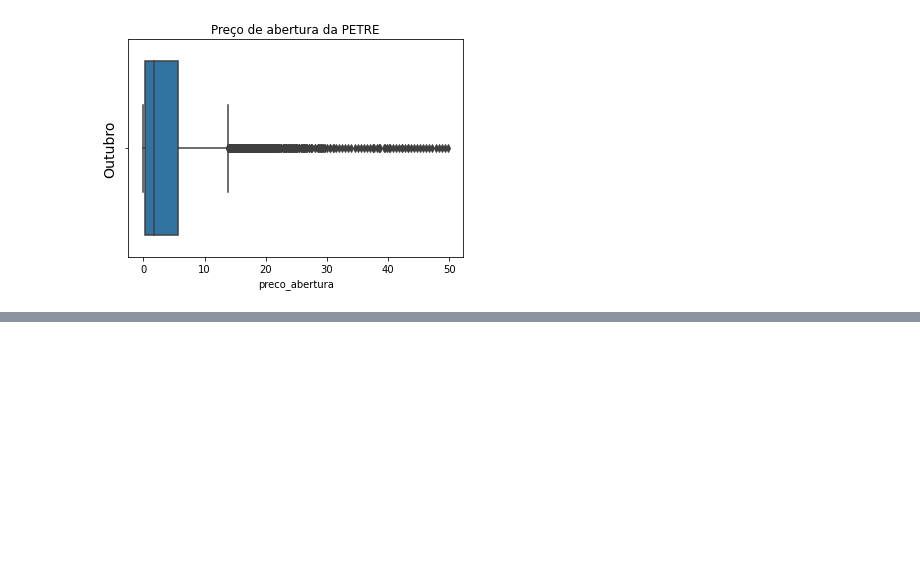
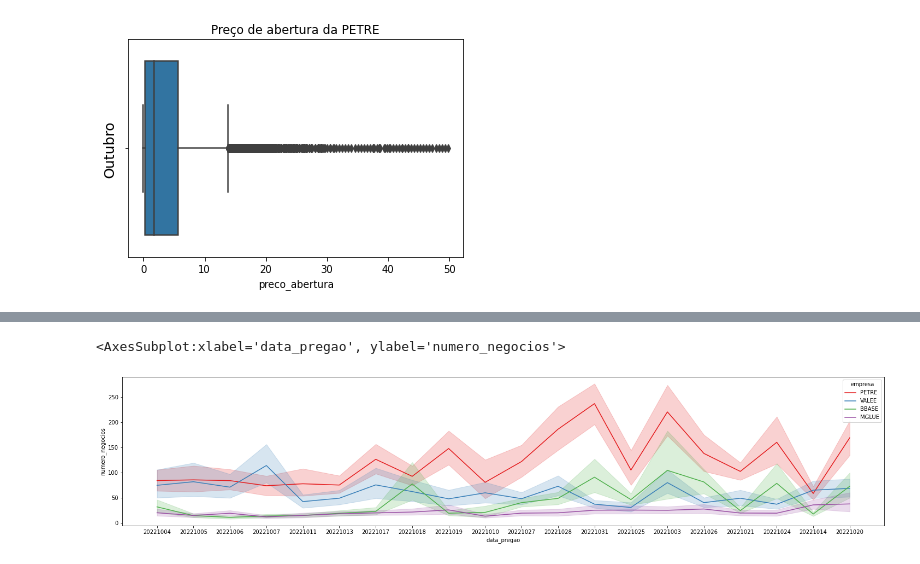
Before and after one commit to data-science-ci/actions-price-analysis, a Jupyter notebook: bovespa.ipynb, the cells around one changed output, grey strips where cells are left out. Drawn from its saved outputs; the diff is of its cells as text; code cells hidden in the pictures; blank space fills up the shorter version.

```diff
--- a/bovespa.ipynb
+++ b/bovespa.ipynb
@@ -291,0 +297,9 @@ empresa_1.plot.scatter(x="numero_negocios",y="preco_ultimo_negocio")
+# %%
+import seaborn as sns
+sns.set_palette('Set1')
+# %%
+empresa_2 = dados_acoes[dados_acoes["empresa"] == "VALEE"]
+empresa_3 = dados_acoes[dados_acoes["empresa"] == "BBASE"]
+empresa_4 = dados_acoes[dados_acoes["empresa"] == "MGLUE"]
+# %%
+empresas = pd.concat([empresa_1, empresa_2, empresa_3, empresa_4])
@@ -291,0 +324,7 @@ empresa_1.plot.scatter(x="numero_negocios",y="preco_ultimo_negocio")
+# %%
+plt.figure(figsize=(25,5))
+sns.lineplot(data=empresas, x="data_pregao", y="numero_negocios", hue="empresa")
+# Lembrando que 202210 -> mes de outubro em 2022
+# %% [output]
+<AxesSubplot:xlabel='data_pregao', ylabel='numero_negocios'>
+[figure, added]
```
Also changed, not shown: parts of 16 cells of this notebook.
